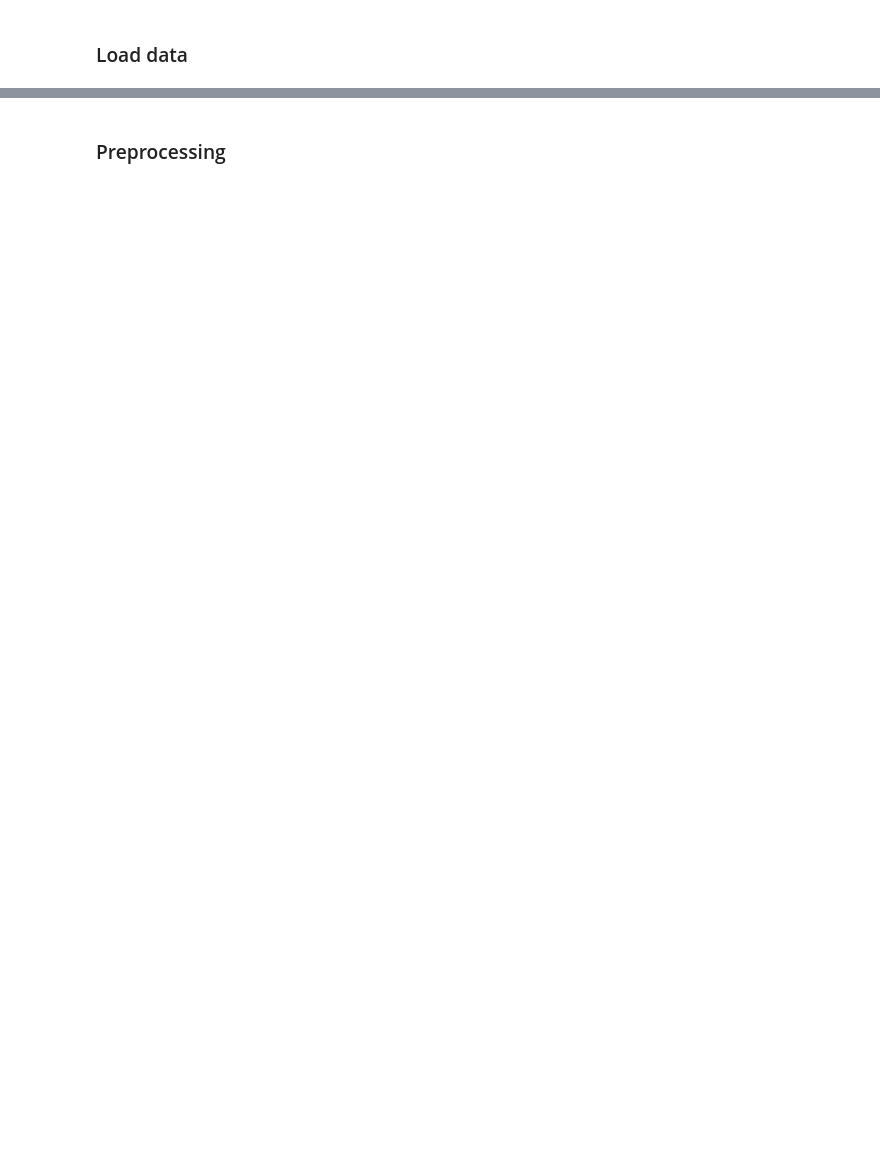
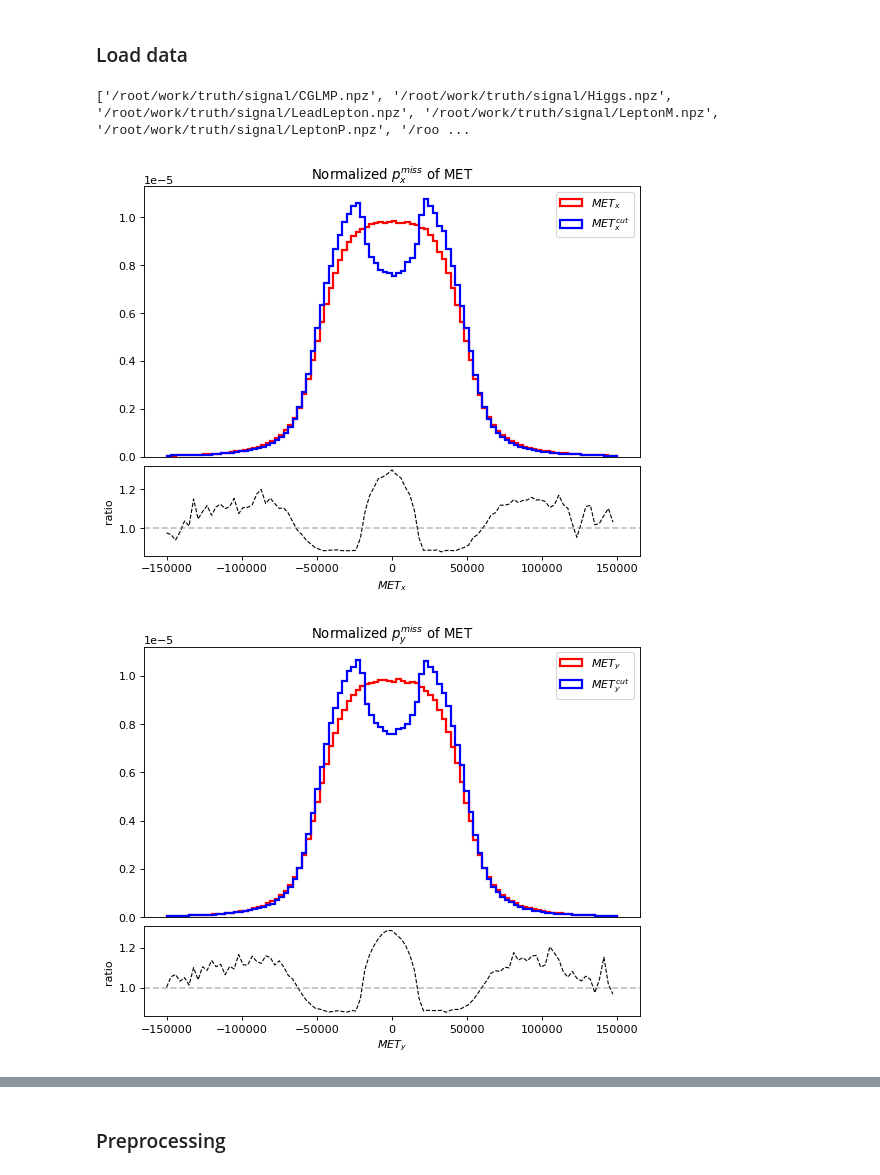
Before and after one commit to yygarypeng/QE-mls, a Jupyter notebook: INN.ipynb, the cells around one changed output, grey strips where cells are left out. Drawn from its saved outputs; the diff is of its cells as text; code cells hidden in the pictures; blank space fills up the shorter version.

```diff
--- a/INN.ipynb
+++ b/INN.ipynb
@@ -22,2 +20,25 @@ To enable the following instructions: AVX2 FMA, in other operations, rebuild Ten
 # %% [markdown]
 ### Load data
+# %%
+processor = gd.DataProcessor()
+path = "/root/work/truth/signal/*npz"
+processor.load_files(path)
+
+(
+    CGLMP,
+    Higgs,
+    LeadLep,
+    LepM,
+    LepP,
+    NuM,
+    NuP,
+    MET,
+    Wm,
+    Wp,
+    diLep,
+    SubLep,
+    Xi,
+) = processor.files
+GEV = 1e3
+# %% [output]
+['/root/work/truth/signal/CGLMP.npz', '/root/work/truth/signal/Higgs.npz', '/root/work/truth/signal/LeadLepton.npz', '/root/work/truth/signal/LeptonM.npz', '/root/work/truth/signal/LeptonP.npz', '/roo ...
@@ -23,0 +108,16 @@ To enable the following instructions: AVX2 FMA, in other operations, rebuild Ten
+# %%
+hist(
+    [MET["px"], MET[cut_pre]["px"]],
+    [r"$MET_{x}$", r"$MET^{cut}_{x}$"],
+    r"Normalized $p^{miss}_{x}$ of MET",
+    [-15e4, 15e4],
+)
+hist(
+    [MET["py"], MET[cut_pre]["py"]],
+    [r"$MET_{y}$", r"$MET^{cut}_{y}$"],
+    r"Normalized $p^{miss}_{y}$ of MET",
+    [-15e4, 15e4],
+)
+# %% [output]
+[figure, added]
+[figure, added]
```
Also changed, not shown: parts of 14 cells of this notebook, 4 other files.
